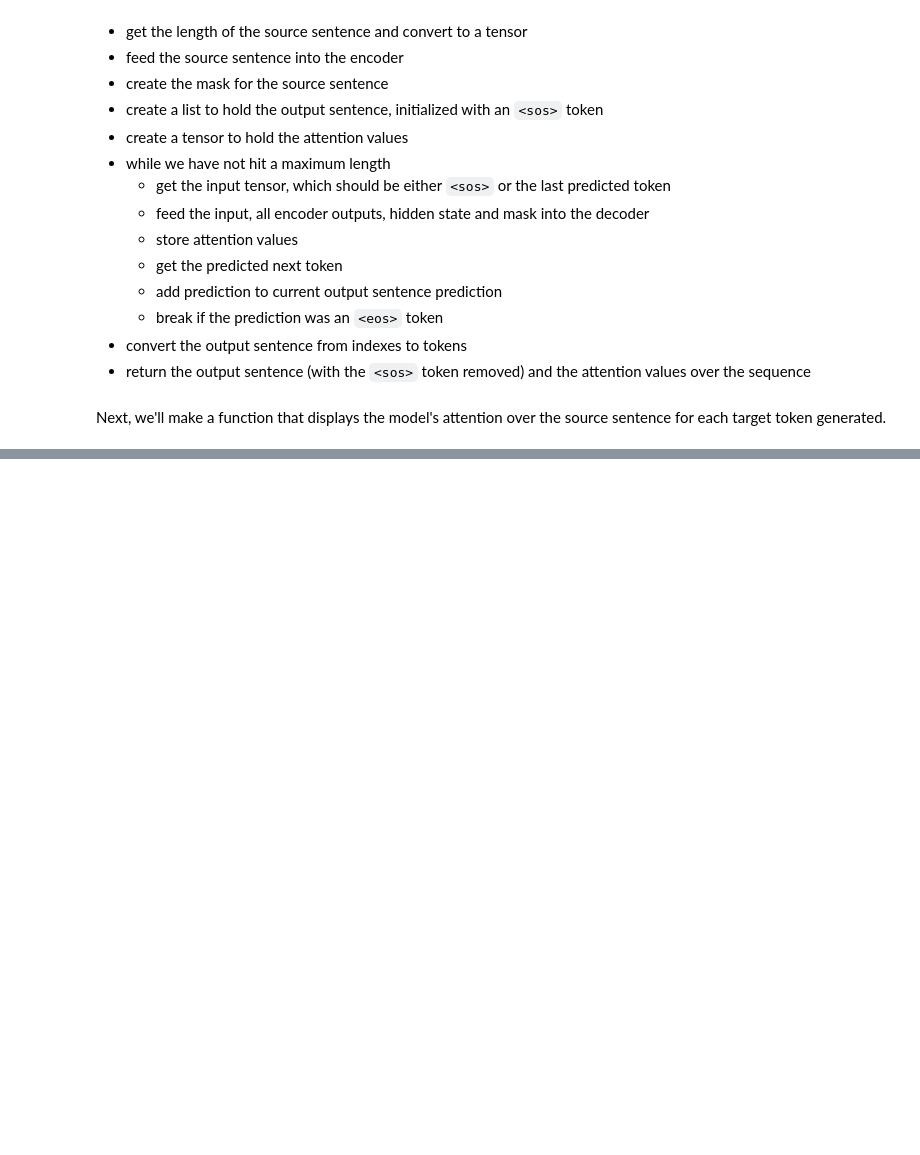
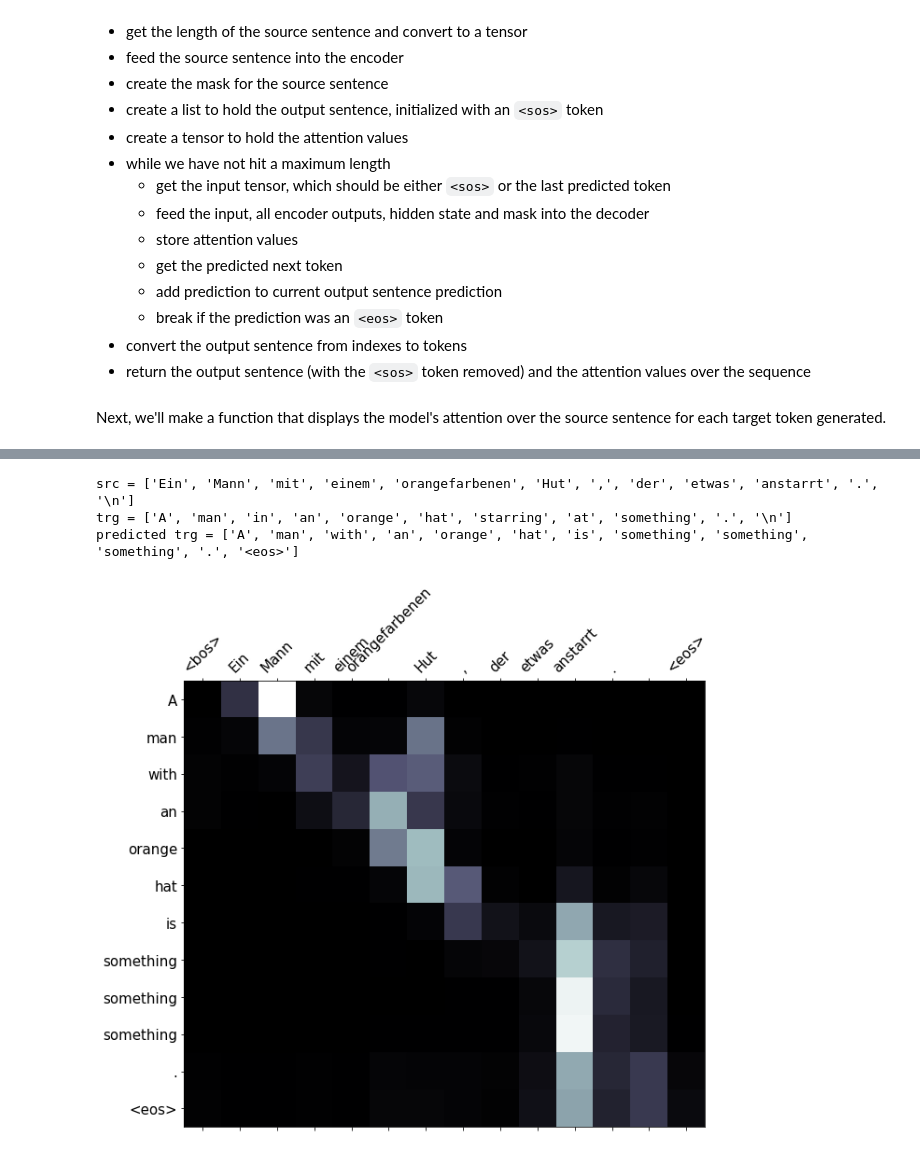
Before and after one commit to Anish-V1073/END2.0_Assignments, a Jupyter notebook: Assignment8/4- Packed Padded Sequences, Masking, Inference and BLEU.ipynb, the cells around one changed output, grey strips where cells are left out. Saved outputs shown, nothing was run; the diff lists cells and outputs as text; code cells hidden in the pictures; blank space fills up the shorter version.

```diff
--- a/Assignment8/4- Packed Padded Sequences, Masking, Inference and BLEU.ipynb
+++ b/Assignment8/4- Packed Padded Sequences, Masking, Inference and BLEU.ipynb
@@ -789,0 +791,14 @@ display_attention(src, translation, attention)
+# %%
+src,trg =  next(test_iter)
+src =  token_transform['de'](src)
+trg =  token_transform['en'](trg)
+print(f'src = {src}')
+print(f'trg = {trg}')
+translation, attention = translate_sentence(src, model, device)
+print(f'predicted trg = {translation}')
+display_attention(src, translation, attention)
+# %% [output]
+src = ['Ein', 'Mann', 'mit', 'einem', 'orangefarbenen', 'Hut', ',', 'der', 'etwas', 'anstarrt', '.', '\n']
+trg = ['A', 'man', 'in', 'an', 'orange', 'hat', 'starring', 'at', 'something', '.', '\n']
+predicted trg = ['A', 'man', 'with', 'an', 'orange', 'hat', 'is', 'something', 'something', 'something', '.', '<eos>']
+[figure, added]
```
Also changed, not shown: parts of 24 cells of this notebook.
